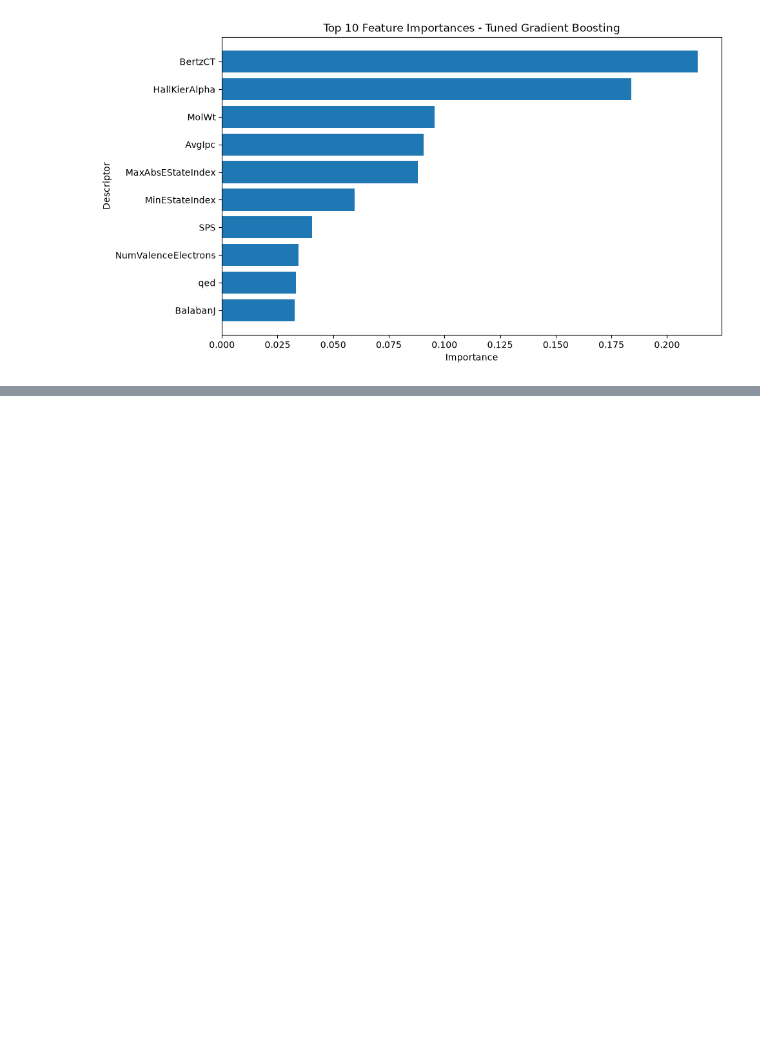
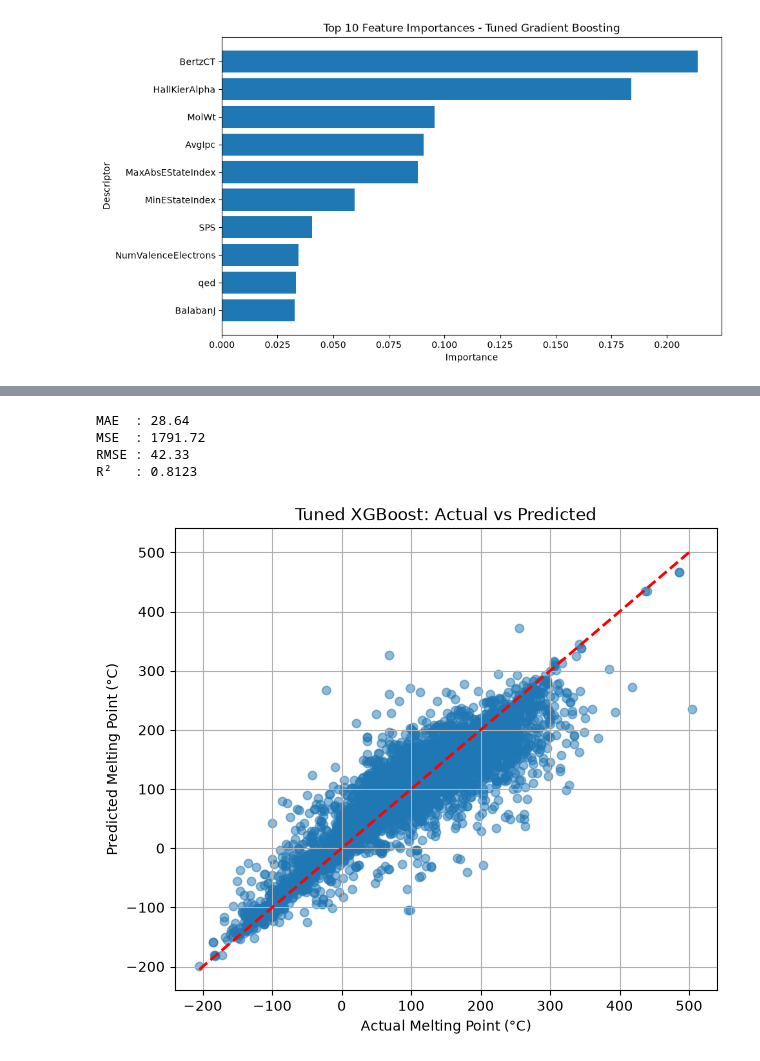
Before and after one commit to thedhawalpanchamiya/melting-point, a Jupyter notebook: melting-point.ipynb, the cells around one changed output, grey strips where cells are left out. Drawn from its saved outputs; the diff is of its cells as text; code cells hidden in the pictures; blank space fills up the shorter version.

```diff
--- a/melting-point.ipynb
+++ b/melting-point.ipynb
@@ -554,0 +557,30 @@ plt.show()
+# %%
+from xgboost import XGBRegressor
+
+xgb = XGBRegressor(
+    objective="reg:squarederror",
+    random_state=42
+)
+
+param_dist = {
+    "n_estimators": [100, 200, 300, 500],
+    "max_depth": [3, 4, 5, 6, 8],
+    "learning_rate": [0.01, 0.03, 0.05, 0.1, 0.2],
+    "subsample": [0.6, 0.8, 1.0],
+    "colsample_bytree": [0.6, 0.8, 1.0],
+    "min_child_weight": [1, 3, 5],
+    "gamma": [0, 0.1, 0.3, 0.5]
+}
+
+xgb_random = RandomizedSearchCV(
+    estimator=xgb,
+    param_distributions=param_dist,
+    n_iter=30,
+    cv=5,
+    scoring="r2",
+    random_state=42,
+    n_jobs=-1,
+    verbose=1
+)
+
+xgb_random.fit(X_train, Y_train)
@@ -554,0 +606,13 @@ plt.show()
+# %%
+best_xgb = xgb_random.best_estimator_
+
+y_pred_xgb = best_xgb.predict(X_test)
+
+xgb_result = tester( Y_test, y_pred_xgb)
+plotting( Y_test, y_pred_xgb, "Tuned XGBoost")
+# %% [output]
+MAE  : 28.64
+MSE  : 1791.72
+RMSE : 42.33
+R²   : 0.8123
+[figure, added]
```
Also changed, not shown: parts of 2 cells of this notebook.
